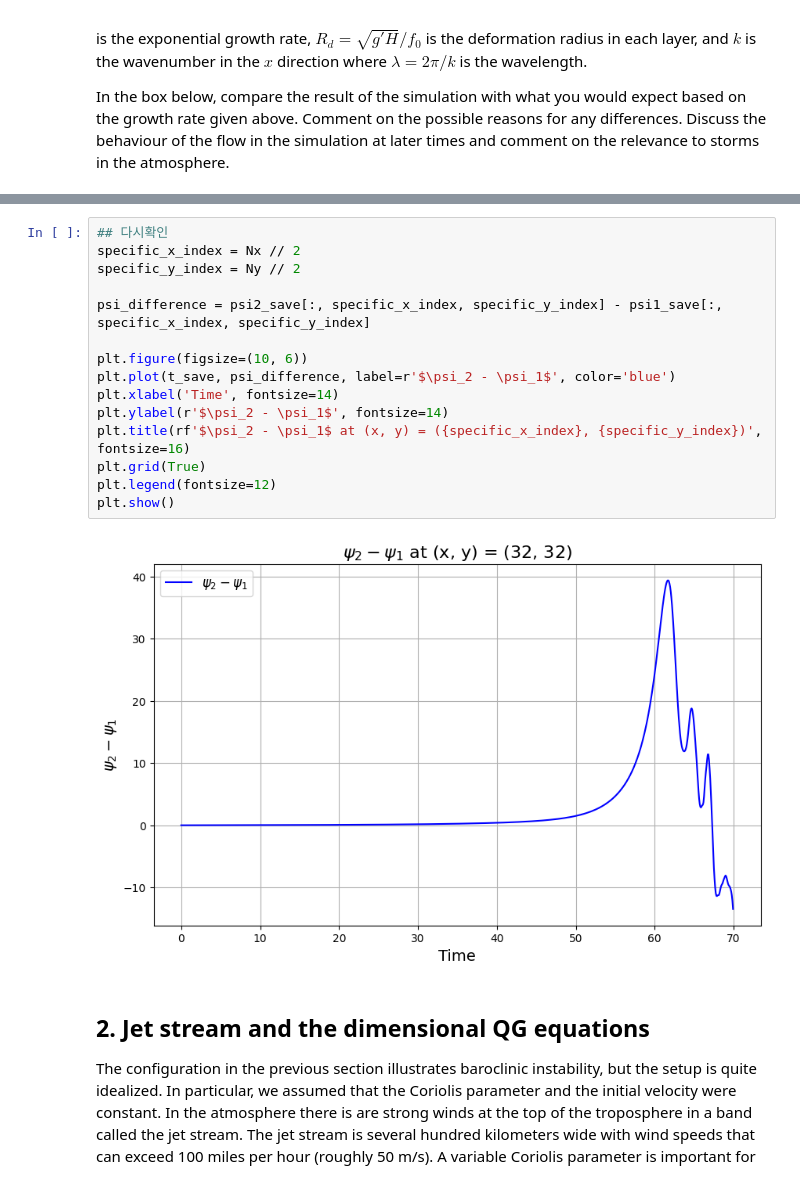
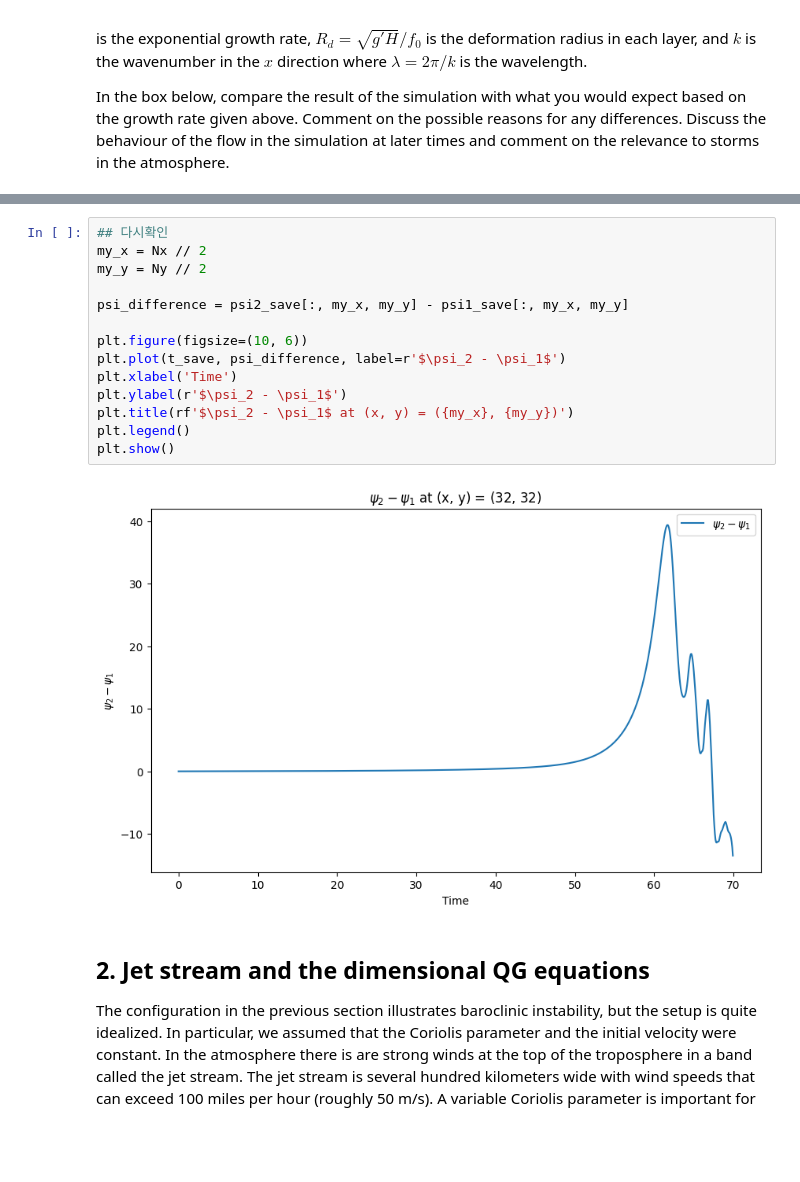
Before and after one commit to Unjin-Jang/QCES, a Jupyter notebook: Project4_storms.ipynb, the cells around one changed output, grey strips where cells are left out. Saved outputs shown, nothing was run; the diff lists cells and outputs as text; blank space fills up the shorter version.

```diff
--- a/Project4_storms.ipynb
+++ b/Project4_storms.ipynb
@@ -296,21 +315,20 @@ The graph plotted below shows $\psi_{2} - \psi_{1}$ at (32, 32) over time. Here,
 At later times, the graph of $\psi_{2} - \psi_{1}$ begins to deform, which is relevant to storms in nature that start to form.
 # %%
 ## 다시확인
-specific_x_index = Nx // 2
-specific_y_index = Ny // 2
+my_x = Nx // 2
+my_y = Ny // 2
 
-psi_difference = psi2_save[:, specific_x_index, specific_y_index] - psi1_save[:, specific_x_index, specific_y_index]
+psi_difference = psi2_save[:, my_x, my_y] - psi1_save[:, my_x, my_y]
 
 plt.figure(figsize=(10, 6))
-plt.plot(t_save, psi_difference, label=r'$\psi_2 - \psi_1$', color='blue')
-plt.xlabel('Time', fontsize=14)
-plt.ylabel(r'$\psi_2 - \psi_1$', fontsize=14)
-plt.title(rf'$\psi_2 - \psi_1$ at (x, y) = ({specific_x_index}, {specific_y_index})', fontsize=16)
-plt.grid(True)
-plt.legend(fontsize=12)
+plt.plot(t_save, psi_difference, label=r'$\psi_2 - \psi_1$')
+plt.xlabel('Time')
+plt.ylabel(r'$\psi_2 - \psi_1$')
+plt.title(rf'$\psi_2 - \psi_1$ at (x, y) = ({my_x}, {my_y})')
+plt.legend()
 plt.show()
 # %% [output]
-[figure, old version]
+[figure, new version]
 # %% [markdown]
 ## 2. Jet stream and the dimensional QG equations
 
```
Also changed, not shown: parts of 6 cells of this notebook.
